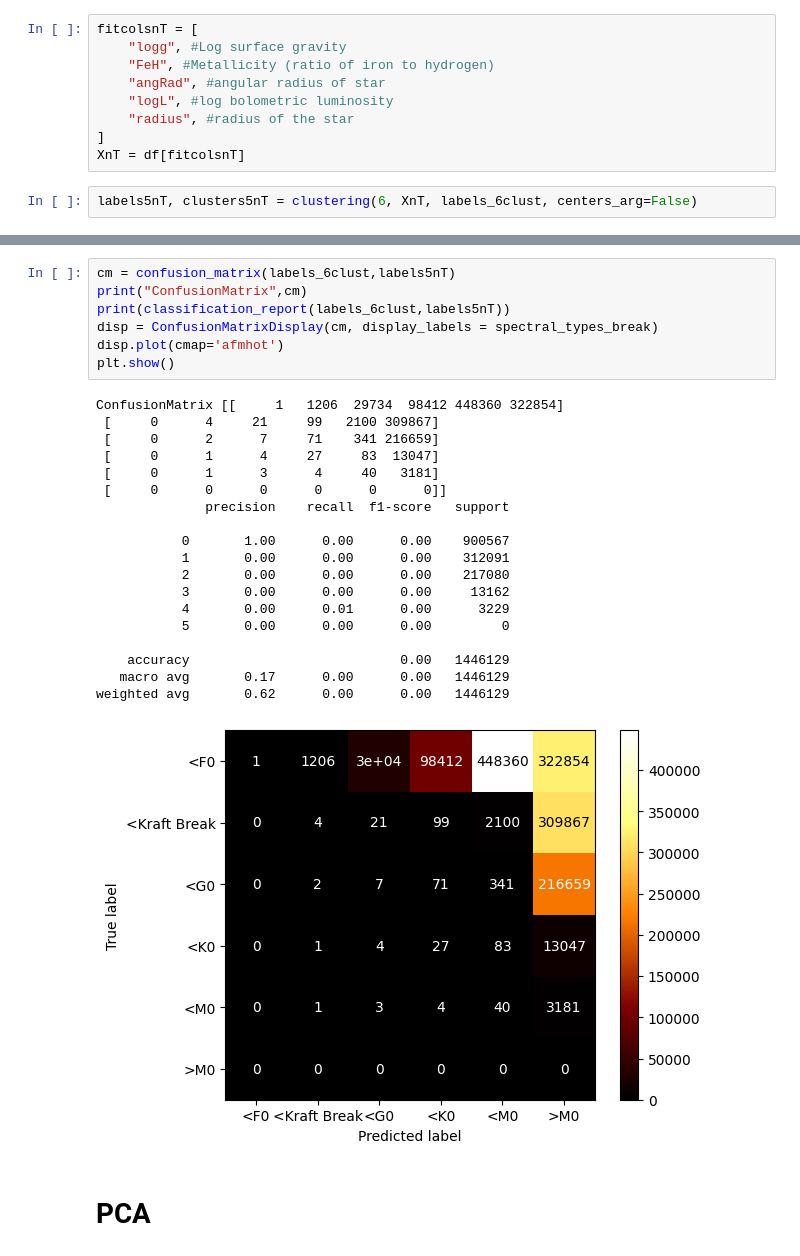
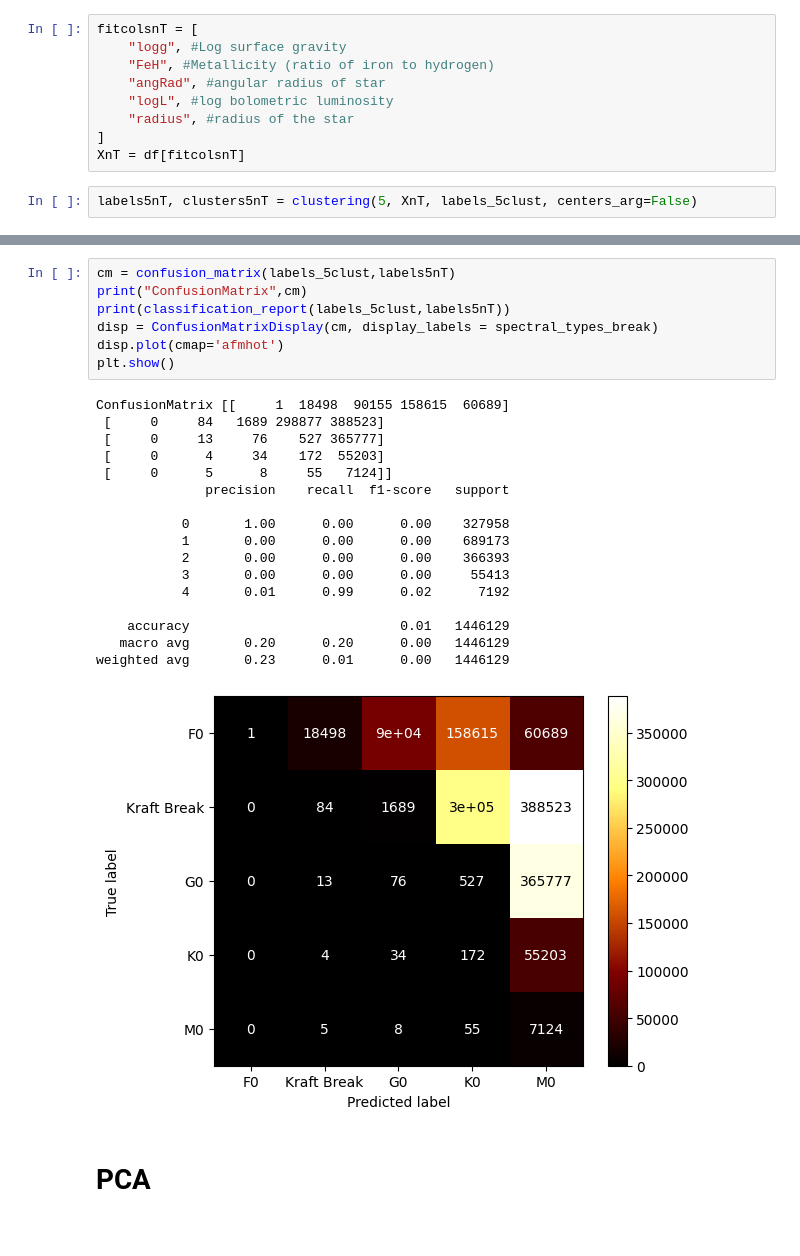
Before and after one commit to PK0207/geology_final_project, a Jupyter notebook: Yu_data.ipynb, the cells around one changed output, grey strips where cells are left out. Drawn from its saved outputs; the diff is of its cells as text.

```diff
--- a/Yu_data.ipynb
+++ b/Yu_data.ipynb
@@ -327,5 +329,5 @@ fitcolsnT = [
 ]
 XnT = df[fitcolsnT]
 # %%
-labels5nT, clusters5nT = clustering(6, XnT, labels_6clust, centers_arg=False)
+labels5nT, clusters5nT = clustering(5, XnT, labels_5clust, centers_arg=False)
 # %% [output]
@@ -333,30 +342,28 @@ labels5nT, clusters5nT = clustering(6, XnT, labels_6clust, centers_arg=False)
 # %%
-cm = confusion_matrix(labels_6clust,labels5nT)
+cm = confusion_matrix(labels_5clust,labels5nT)
 print("ConfusionMatrix",cm)
-print(classification_report(labels_6clust,labels5nT))
+print(classification_report(labels_5clust,labels5nT))
 disp = ConfusionMatrixDisplay(cm, display_labels = spectral_types_break)
 disp.plot(cmap='afmhot')
 plt.show()
 # %% [output]
-ConfusionMatrix [[     1   1206  29734  98412 448360 322854]
- [     0      4     21     99   2100 309867]
- [     0      2      7     71    341 216659]
- [     0      1      4     27     83  13047]
- [     0      1      3      4     40   3181]
- [     0      0      0      0      0      0]]
+ConfusionMatrix [[     1  18498  90155 158615  60689]
+ [     0     84   1689 298877 388523]
+ [     0     13     76    527 365777]
+ [     0      4     34    172  55203]
+ [     0      5      8     55   7124]]
               precision    recall  f1-score   support
 
-           0       1.00      0.00      0.00    900567
-           1       0.00      0.00      0.00    312091
-           2       0.00      0.00      0.00    217080
-           3       0.00      0.00      0.00     13162
-           4       0.00      0.01      0.00      3229
-           5       0.00      0.00      0.00         0
+           0       1.00      0.00      0.00    327958
+           1       0.00      0.00      0.00    689173
+           2       0.00      0.00      0.00    366393
+           3       0.00      0.00      0.00     55413
+           4       0.01      0.99      0.02      7192
 
-    accuracy                           0.00   1446129
-   macro avg       0.17      0.00      0.00   1446129
-weighted avg       0.62      0.00      0.00   1446129
+    accuracy                           0.01   1446129
+   macro avg       0.20      0.20      0.00   1446129
+weighted avg       0.23      0.01      0.00   1446129
-[figure, old version]
+[figure, new version]
 # %% [markdown]
 # PCA
 # %%
```
Also changed, not shown: parts of 9 cells of this notebook.
